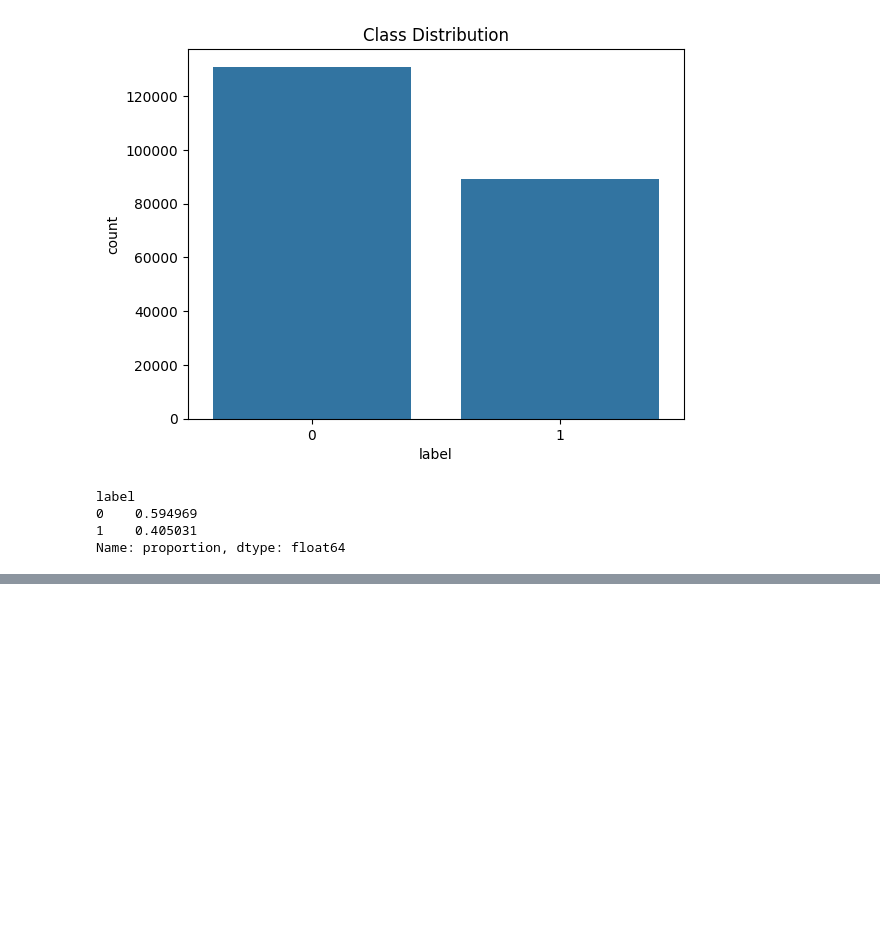
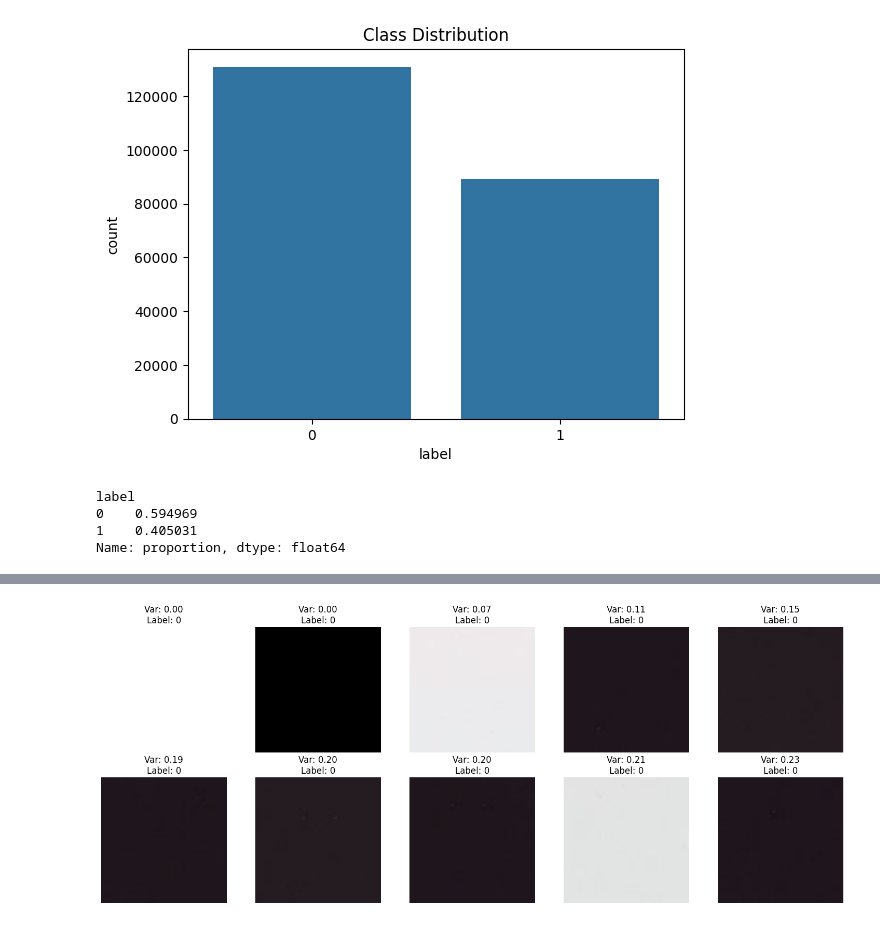
Before and after one commit to RockDeng110/Histopathologic-Cancer-Detection-Kaggle, a Jupyter notebook: histopathologic_cancer_detection.ipynb, the cells around one changed output, grey strips where cells are left out. Drawn from its saved outputs; the diff is of its cells as text; code cells hidden in the pictures; blank space fills up the shorter version.

Commit message:
complete EDA and data cleaning

```diff
--- a/histopathologic_cancer_detection.ipynb
+++ b/histopathologic_cancer_detection.ipynb
@@ -201,0 +239,88 @@ View Sample Images
+# %%
+# [CODE CELL]
+import cv2 # <-- 重新导入以确保此单元格能独立运行
+from joblib import Parallel, delayed # <-- 导入 Joblib
+import os # <-- 导入 os 以获取 CPU 核心数
+import matplotlib.pyplot as plt # <-- 导入 plt
+
+# This step can be slow. For a quick run (DEBUG=True), we might skip it or run on the sample.
+# For the full dataset, this should be run once.
+
+def get_image_variance(image_path):
+    """Calculates the variance of a single image."""
+    try:
+        # Read image in grayscale which is enough for variance calculation
+        image = cv2.imread(image_path, cv2.IMREAD_GRAYSCALE)
+        if image is None:
+            return 0
+        return image.var()
+    except Exception as e:
+        print(f"Error reading {image_path}: {e}")
+        return 0
+
+if CFG.TRAINING and not CFG.DEBUG:
+    print("Starting data cleaning (calculating variance)... This may take a while.")
+
+    # --- 优化：并行处理 ---
+    # 利用 Colab Pro 的多核心 CPU 和高 RAM
+    # 替代慢速的: df_labels['file_path'].apply(get_image_variance)
+
+    n_cores = os.cpu_count()
+    print(f"Utilizing {n_cores} CPU cores for parallel variance calculation.")
+
+    paths_to_process = df_labels['file_path'].values
+
+    # 使用 joblib 并行运行, verbose=5 会显示进度
+    variances = Parallel(n_jobs=n_cores, verbose=5)(
+        delayed(get_image_variance)(path) for path in paths_to_process
+    )
+
+    # 将结果分配回 dataframe
+    df_labels['variance'] = variances
+
+    print("Variance calculation complete.")
+
+    # --- 1. (新增) 可视化方差最低的10个样本 ---
+    print("Displaying 10 samples with the lowest variance...")
+    low_variance_samples = df_labels.sort_values(by='variance').head(10)
+
+    fig, axes = plt.subplots(2, 5, figsize=(15, 6))
+    axes = axes.flatten()
+    for i, (idx, row) in enumerate(low_variance_samples.iterrows()):
+        try:
+            img = plt.imread(row['file_path'])
+            axes[i].imshow(img)
+            axes[i].set_title(f"Var: {row['variance']:.2f}\nLabel: {row['label']}")
+            axes[i].axis('off')
+        except Exception as e:
+            axes[i].set_title(f"Error loading img: {row['id']}")
+            print(e)
+    plt.tight_layout()
+    plt.show()
+
+    # Plot variance distribution
+    plt.figure(figsize=(10, 4))
+    sns.histplot(df_labels['variance'], bins=100, kde=True)
+    plt.title('Image Variance Distribution')
+    plt.show()
+
+    # --- 2. (修改) 过滤低方差图像并使用新变量 ---
+    VARIANCE_THRESHOLD = 100 # This is a common threshold, can be tuned
+    original_count = len(df_labels)
+
+    # 将清理后的数据存储在新 DataFrame 'df_labels_clean' 中
+    df_labels_clean = df_labels[df_labels['variance'] > VARIANCE_THRESHOLD].reset_index(drop=True)
+    new_count = len(df_labels_clean)
+
+    print(f"--- Data Cleaning Report ---")
+    print(f"Original sample count (df_labels): {original_count}")
+    print(f"Removed {original_count - new_count} low-variance images (var < {VARIANCE_THRESHOLD}).")
+    print(f"New sample count (df_labels_clean): {new_count}")
+
+elif CFG.DEBUG:
+    print("Skipping data cleaning in DEBUG mode.")
+    df_labels_clean = df_labels.copy() # 在调试模式下，clean 版本就是原始版本
+else:
+    print("Skipping data cleaning (not in TRAINING mode).")
+    df_labels_clean = df_labels.copy() # 在非训练模式下，clean 版本就是原始版本
+# %% [output]
@@ -201,0 +337 @@ View Sample Images
+[figure, added]
```
Also changed, not shown: parts of 16 cells of this notebook.
